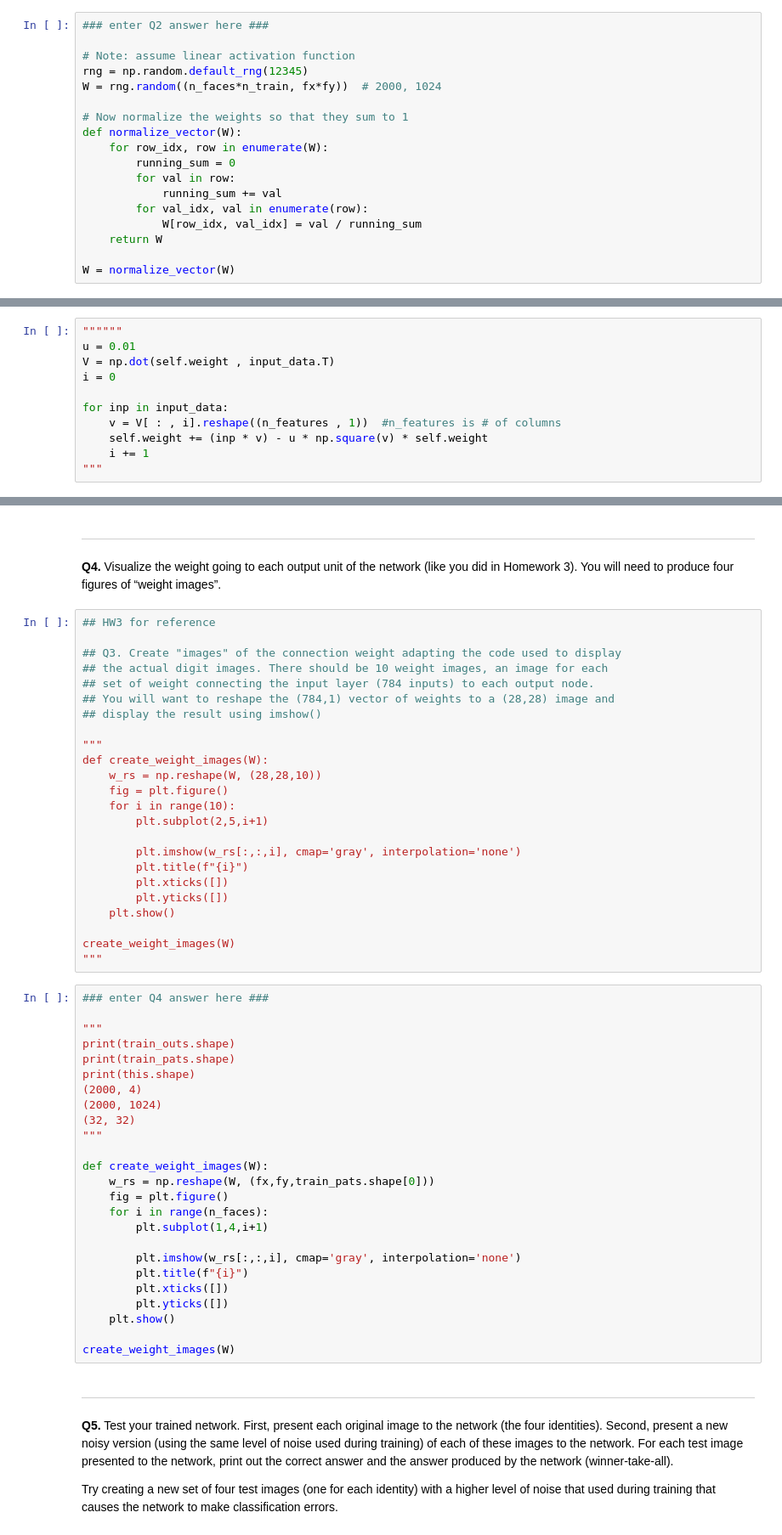
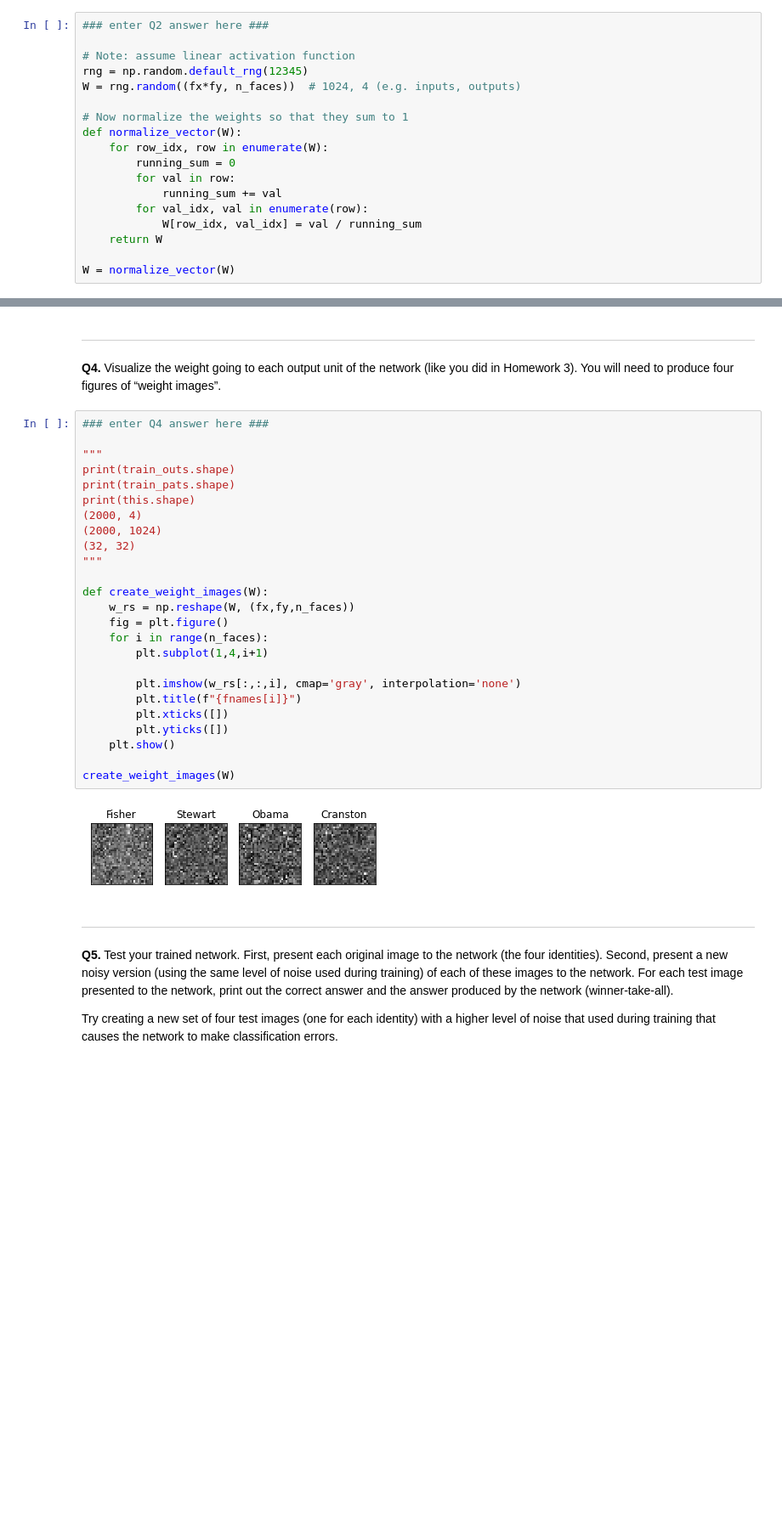
Before and after one commit to kdmalc/CompNeuro, a Jupyter notebook: 04_face_image_recognition/Homework4.ipynb, the cells around one changed output, grey strips where cells are left out. Shown at 85% size. Saved outputs shown, nothing was run; the diff lists cells and outputs as text; blank space fills up the shorter version.

```diff
--- a/04_face_image_recognition/Homework4.ipynb
+++ b/04_face_image_recognition/Homework4.ipynb
@@ -167,7 +167,7 @@ Row 1999: [0. 0. 0. 1.]
 
 # Note: assume linear activation function
 rng = np.random.default_rng(12345)
-W = rng.random((n_faces*n_train, fx*fy))  # 2000, 1024
+W = rng.random((fx*fy, n_faces))  # 1024, 4 (e.g. inputs, outputs)
 
 # Now normalize the weights so that they sum to 1
 def normalize_vector(W):
@@ -265,11 +255,0 @@ IndexError: too many indices for array: array is 2-dimensional, but 3 were index
-# %%
-""""""
-u = 0.01
-V = np.dot(self.weight , input_data.T)
-i = 0
-
-for inp in input_data:
-    v = V[ : , i].reshape((n_features , 1))  #n_features is # of columns
-    self.weight += (inp * v) - u * np.square(v) * self.weight
-    i += 1
-"""
@@ -317,55 +266,33 @@ print(W)
 <hr>
 
 <b>Q4.</b> Visualize the weight going to each output unit of the network (like you did in Homework 3). You will need to produce four figures of “weight images”.
-# %%
-## HW3 for reference
-
-## Q3. Create "images" of the connection weight adapting the code used to display
-## the actual digit images. There should be 10 weight images, an image for each
-## set of weight connecting the input layer (784 inputs) to each output node.
-## You will want to reshape the (784,1) vector of weights to a (28,28) image and
-## display the result using imshow()
-
-"""
-def create_weight_images(W):
-    w_rs = np.reshape(W, (28,28,10))
-    fig = plt.figure()
-    for i in range(10):
-        plt.subplot(2,5,i+1)
-
-        plt.imshow(w_rs[:,:,i], cmap='gray', interpolation='none')
-        plt.title(f"{i}")
-        plt.xticks([])
-        plt.yticks([])
-    plt.show()
-
-create_weight_images(W)
-"""
 # %%
 ### enter Q4 answer here ###
 
 """
 print(train_outs.shape)
 print(train_pats.shape)
 print(this.shape)
 (2000, 4)
 (2000, 1024)
 (32, 32)
 """
 
 def create_weight_images(W):
-    w_rs = np.reshape(W, (fx,fy,train_pats.shape[0]))
+    w_rs = np.reshape(W, (fx,fy,n_faces))
     fig = plt.figure()
     for i in range(n_faces):
         plt.subplot(1,4,i+1)
 
         plt.imshow(w_rs[:,:,i], cmap='gray', interpolation='none')
-        plt.title(f"{i}")
+        plt.title(f"{fnames[i]}")
         plt.xticks([])
         plt.yticks([])
     plt.show()
 
 create_weight_images(W)
+# %% [output]
+[figure, added]
 # %% [markdown]
 <hr>
 
```
Also changed, not shown: parts of 8 cells of this notebook.
